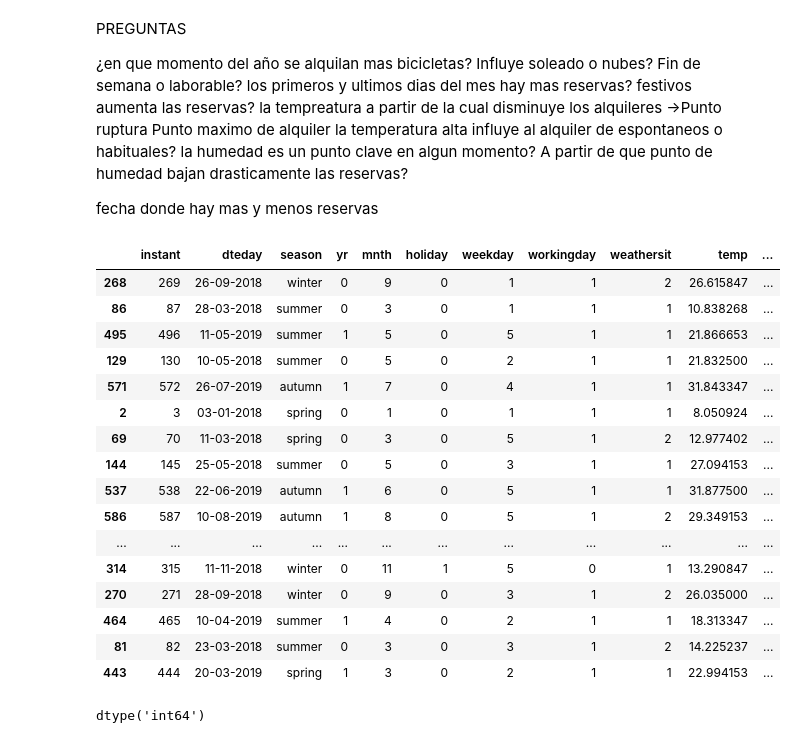
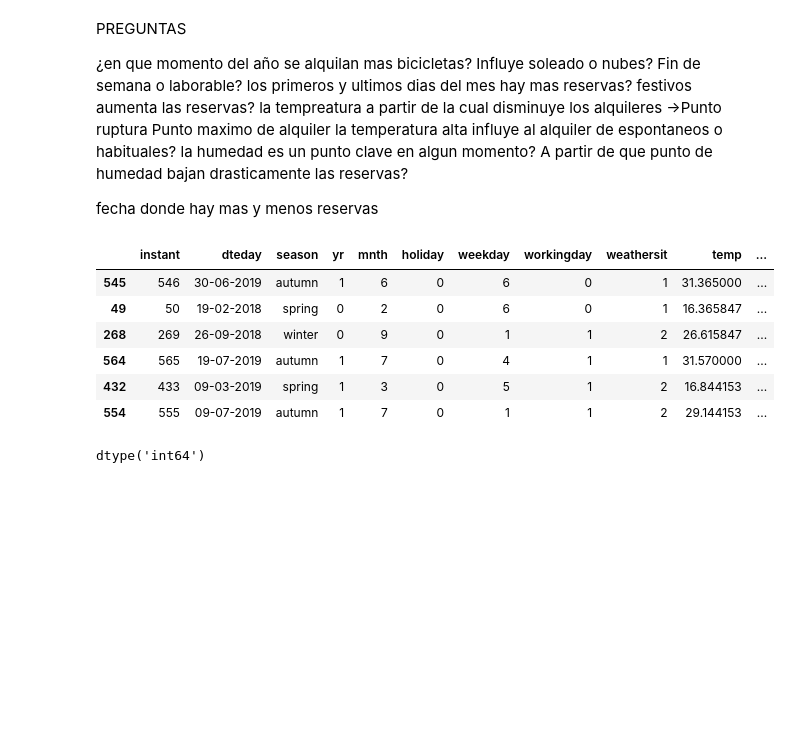
Before and after one commit to Adalab/project-da-promo-A-module-3-team-1, a Jupyter notebook: Proyecto.ipynb, the cells around one changed output. Drawn from its saved outputs; the diff is of its cells as text; code cells hidden in the pictures; blank space fills up the shorter version.

```diff
--- a/Proyecto.ipynb
+++ b/Proyecto.ipynb
@@ -24,25 +29,15 @@ la humedad es un punto clave en algun momento? A partir de que punto de humedad
 fecha donde hay mas y menos reservas
 # %%
 df_bike = pd.read_csv("./bikes.csv", index_col=0)
-df_bike.sample(60)
+df_bike.sample(6)
 # %% [output]
 |  | instant | dteday | season | yr | mnth | holiday | weekday | workingday | weathersit | temp | ... |
+| 545 | 546 | 30-06-2019 | autumn | 1 | 6 | 0 | 6 | 0 | 1 | 31.365000 | ... |
+| 49 | 50 | 19-02-2018 | spring | 0 | 2 | 0 | 6 | 0 | 1 | 16.365847 | ... |
 | 268 | 269 | 26-09-2018 | winter | 0 | 9 | 0 | 1 | 1 | 2 | 26.615847 | ... |
-| 86 | 87 | 28-03-2018 | summer | 0 | 3 | 0 | 1 | 1 | 1 | 10.838268 | ... |
-| 495 | 496 | 11-05-2019 | summer | 1 | 5 | 0 | 5 | 1 | 1 | 21.866653 | ... |
-| 129 | 130 | 10-05-2018 | summer | 0 | 5 | 0 | 2 | 1 | 1 | 21.832500 | ... |
-| 571 | 572 | 26-07-2019 | autumn | 1 | 7 | 0 | 4 | 1 | 1 | 31.843347 | ... |
-| 2 | 3 | 03-01-2018 | spring | 0 | 1 | 0 | 1 | 1 | 1 | 8.050924 | ... |
-| 69 | 70 | 11-03-2018 | spring | 0 | 3 | 0 | 5 | 1 | 2 | 12.977402 | ... |
-| 144 | 145 | 25-05-2018 | summer | 0 | 5 | 0 | 3 | 1 | 1 | 27.094153 | ... |
-| 537 | 538 | 22-06-2019 | autumn | 1 | 6 | 0 | 5 | 1 | 1 | 31.877500 | ... |
-| 586 | 587 | 10-08-2019 | autumn | 1 | 8 | 0 | 5 | 1 | 2 | 29.349153 | ... |
-| ... | ... | ... | ... | ... | ... | ... | ... | ... | ... | ... | ... |
-| 314 | 315 | 11-11-2018 | winter | 0 | 11 | 1 | 5 | 0 | 1 | 13.290847 | ... |
-| 270 | 271 | 28-09-2018 | winter | 0 | 9 | 0 | 3 | 1 | 2 | 26.035000 | ... |
-| 464 | 465 | 10-04-2019 | summer | 1 | 4 | 0 | 2 | 1 | 1 | 18.313347 | ... |
-| 81 | 82 | 23-03-2018 | summer | 0 | 3 | 0 | 3 | 1 | 2 | 14.225237 | ... |
-| 443 | 444 | 20-03-2019 | spring | 1 | 3 | 0 | 2 | 1 | 1 | 22.994153 | ... |
+| 564 | 565 | 19-07-2019 | autumn | 1 | 7 | 0 | 4 | 1 | 1 | 31.570000 | ... |
+| 432 | 433 | 09-03-2019 | spring | 1 | 3 | 0 | 5 | 1 | 2 | 16.844153 | ... |
+| 554 | 555 | 09-07-2019 | autumn | 1 | 7 | 0 | 1 | 1 | 2 | 29.144153 | ... |
 # %%
 df_bike.mnth.dtype
 # %% [output]
```
Also changed, not shown: parts of 30 cells of this notebook.
